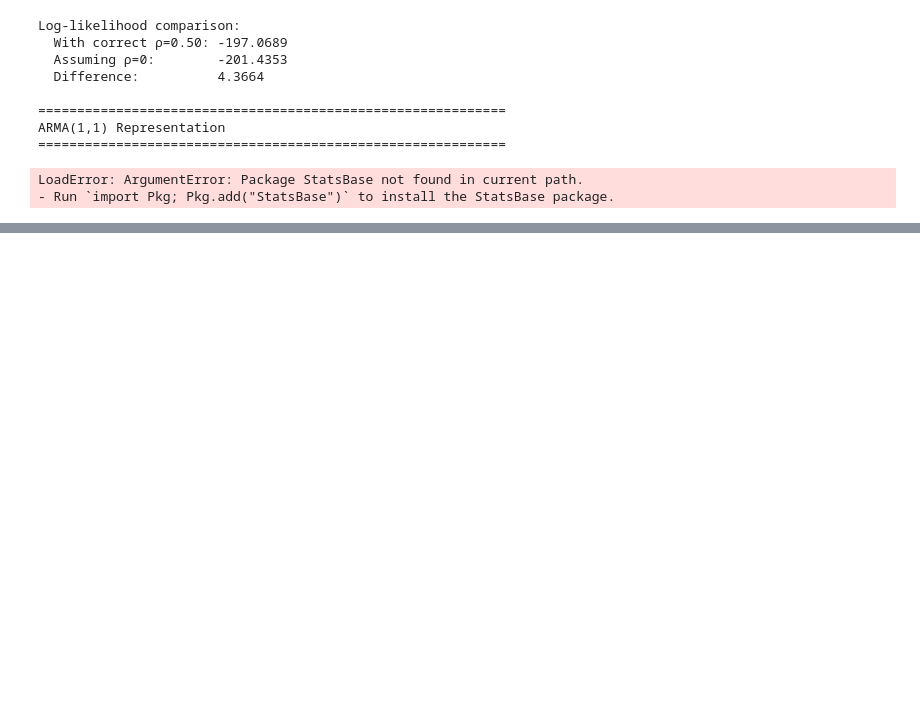
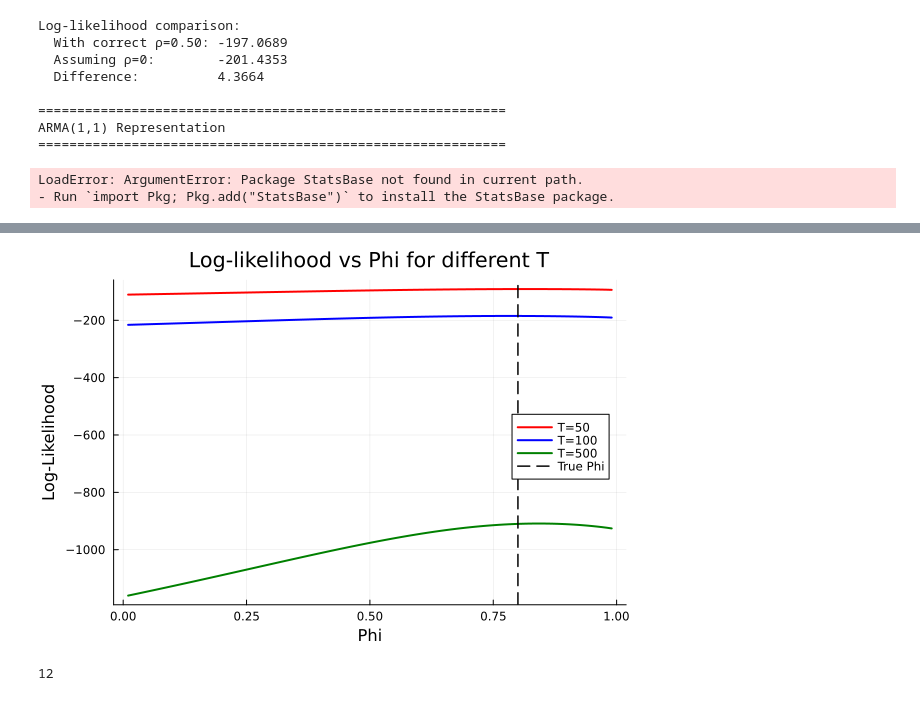
Before and after one commit to Manjusaka666/IHEID, a Jupyter notebook: Topics in Econometrics/PS/PS2.ipynb, the cells around one changed output, grey strips where cells are left out. Drawn from its saved outputs; the diff is of its cells as text; code cells hidden in the pictures; blank space fills up the shorter version.

```diff
--- a/Topics in Econometrics/PS/PS2.ipynb
+++ b/Topics in Econometrics/PS/PS2.ipynb
@@ -755,0 +992,78 @@ LoadError: ArgumentError: Package StatsBase not found in current path.
+# %%
+
+# --- Part (f) & (g): Grid Search ---
+T_sizes = [50, 100, 500]
+phi_grid = range(0.01, 0.99, length=100)
+
+p_tmp = plot(xlabel="Phi", ylabel="Log-Likelihood",
+             title="Log-likelihood vs Phi for different T",
+             legend=:right, grid=true)
+
+colors = [:red, :blue, :green]
+for (i, T_val) in enumerate(T_sizes)
+    _, y_T = simulate_ss(T_val, TRUE_LAM, TRUE_PHI)
+    ll_vals = [kalman_filter(y_T, TRUE_LAM, p).total_ll for p in phi_grid]
+
+    plot!(p_tmp, phi_grid, ll_vals,
+          linewidth=2, color=colors[i],
+          label="T=$T_val")
+end
+
+vline!(p_tmp, [TRUE_PHI], linewidth=1.5, linestyle=:dash, color=:black, label="True Phi")
+
+savefig(p_tmp, "P2_g_combined.png")
+display(p_tmp)
+# %% [output]
+[figure, added]
+# %%
+using Optim, Printf
+
+open("P2_h.tex", "w") do f
+    write(f, "\\begin{table}[htbp]\n")
+    write(f, "\\centering\n")
+    write(f, "\\caption{Comparison of Maximum Likelihood Estimates via Grid Search and Gradient-Based Optimization}\n")
+    write(f, "\\label{tab:mle_comparison}\n")
+    write(f, "\\begin{tabular}{cccc}\n")
+    write(f, "\\toprule\n")
+    write(f, "Sample Size & Grid Search MLE & Gradient Optimization MLE & Max Log-Likelihood \\\\\n")
+    write(f, "\\midrule\n")
+
+    for T_val in T_sizes
+        Random.seed!(2025)
+        _, y = simulate_ss(T_val, TRUE_LAM, TRUE_PHI)
+
+        # ---------- 1) Grid Search ----------
+        ll_vals = [kalman_filter(y, TRUE_LAM, p).total_ll for p in phi_grid]
+        best_idx = argmax(ll_vals)
+        grid_est = phi_grid[best_idx]
+        grid_ll = ll_vals[best_idx]
+
+        # ---------- 2) Gradient-based (LBFGS) ----------
+        nll_vec(θ::Vector) = -kalman_filter(y, TRUE_LAM, θ[1]).total_ll
+
+        function bounded_nll(θ::Vector)
+            if θ[1] <= 0.0 || θ[1] >= 1.0
+                return Inf
+            end
+            return nll_vec(θ)
+        end
+
+        # Use grid estimate as initial guess
+        initial_guess = [grid_est]
+
+        # Use LBFGS optimization
+        res = optimize(bounded_nll, initial_guess, LBFGS())
+
+        optim_est = Optim.minimizer(res)[1]
+        max_ll = -Optim.minimum(res)
+
+        write(f, Printf.@sprintf("%d & %.3f & %.3f & %.1f \\\\\n",
+            T_val, grid_est, optim_est, max_ll))
+    end
+
+    write(f, "\\bottomrule\n")
+    write(f, "\\end{tabular}\n")
+    write(f, "\\end{table}\n")
+end
+# %% [output]
+12
```
Also changed, not shown: parts of 7 cells of this notebook, 35 other files.
